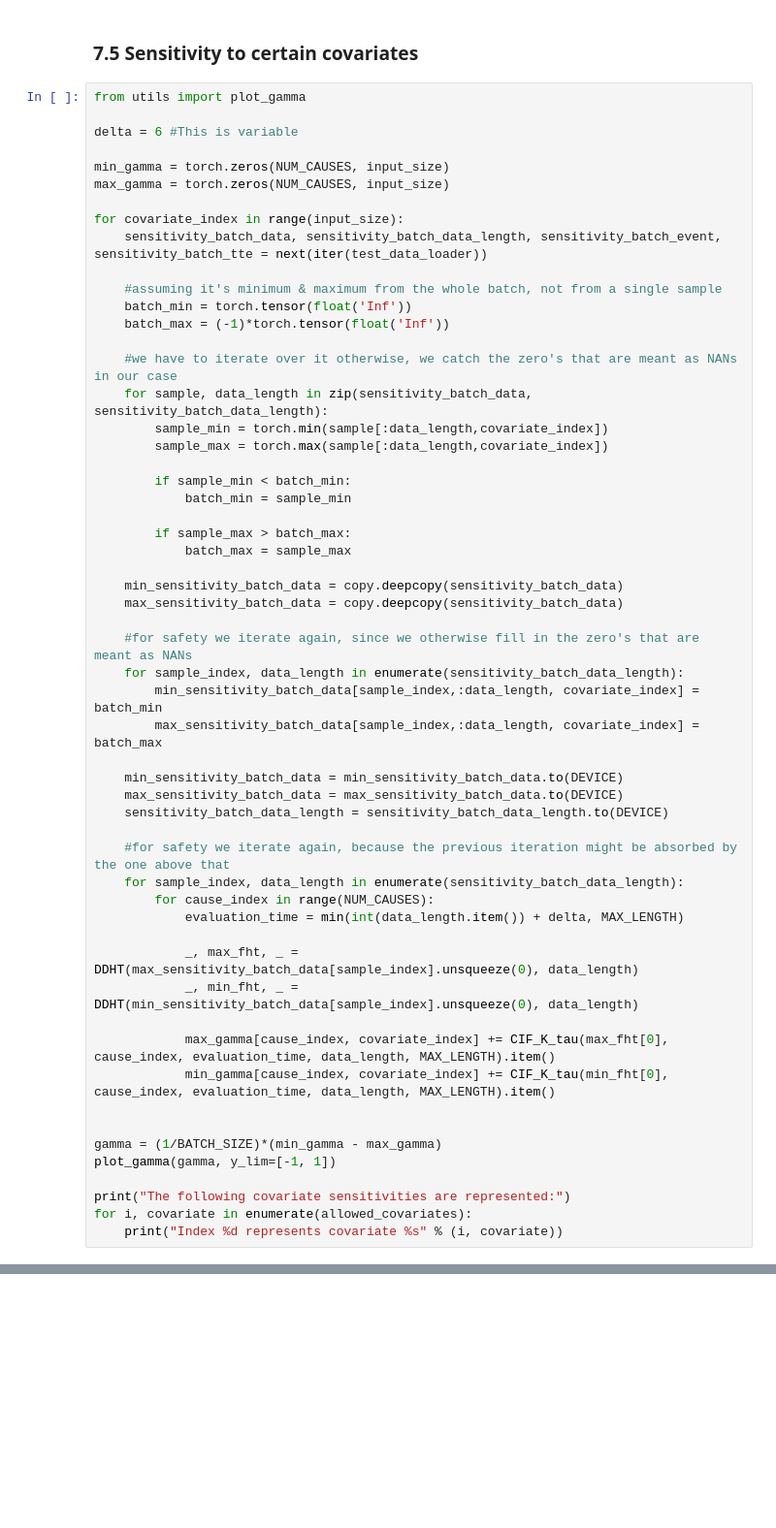
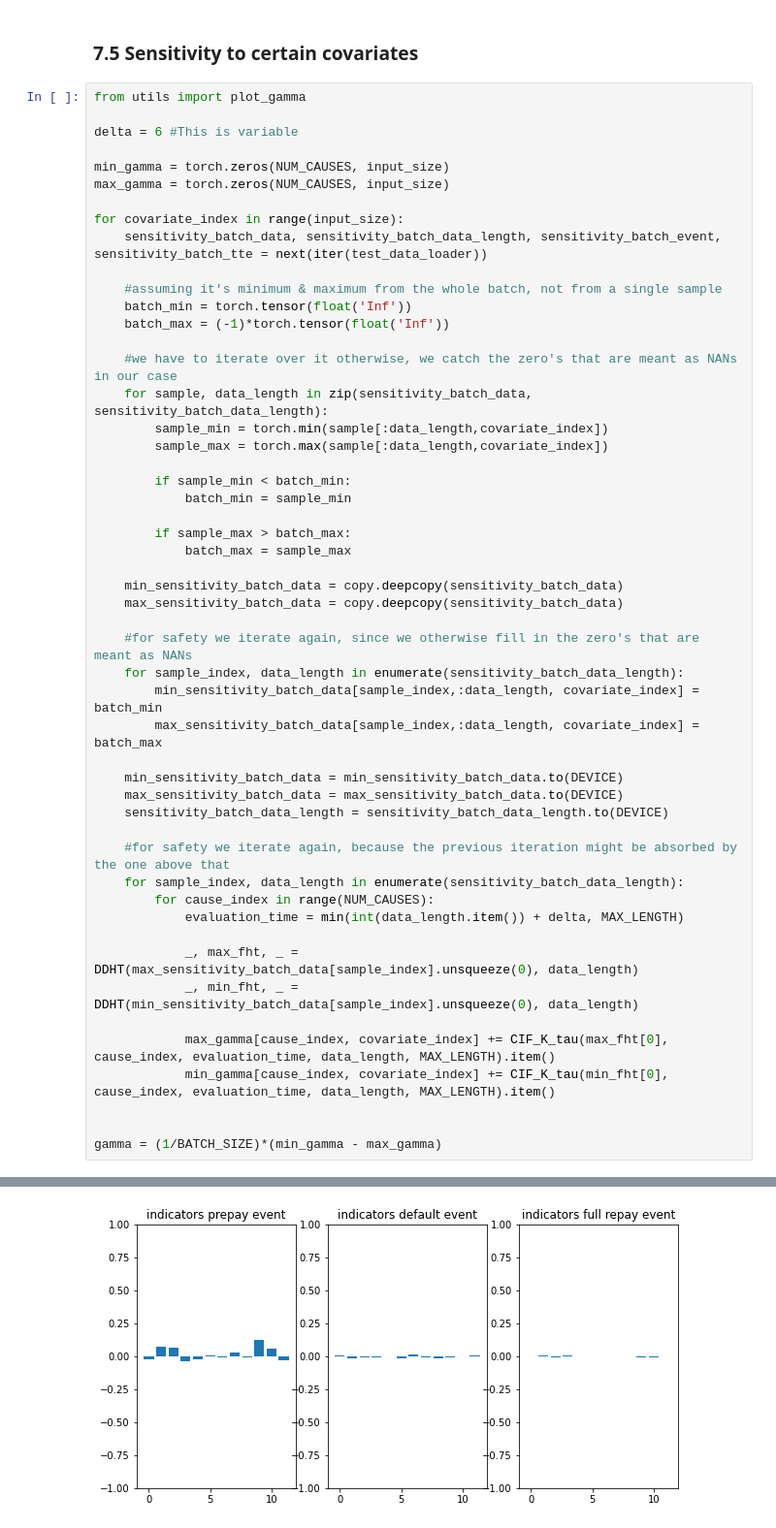
Before and after one commit to madkerpe/poc_ddht_pytorch, a Jupyter notebook: main_FREDDIEMAC.ipynb, the cells around one changed output, grey strips where cells are left out. Shown: that part at 97% size. Drawn from its saved outputs; the diff is of its cells as text; blank space fills up the shorter version.

```diff
--- a/main_FREDDIEMAC.ipynb
+++ b/main_FREDDIEMAC.ipynb
@@ -584,8 +753,4 @@ for covariate_index in range(input_size):
 
 
 gamma = (1/BATCH_SIZE)*(min_gamma - max_gamma)
-plot_gamma(gamma, y_lim=[-1, 1])
-
-print("The following covariate sensitivities are represented:")
-for i, covariate in enumerate(allowed_covariates):
-    print("Index %d represents covariate %s" % (i, covariate))
+# %% [output]
@@ -591,0 +770 @@ for i, covariate in enumerate(allowed_covariates):
+[figure, added]
```
Also changed, not shown: parts of 24 cells of this notebook, 1 other file.
